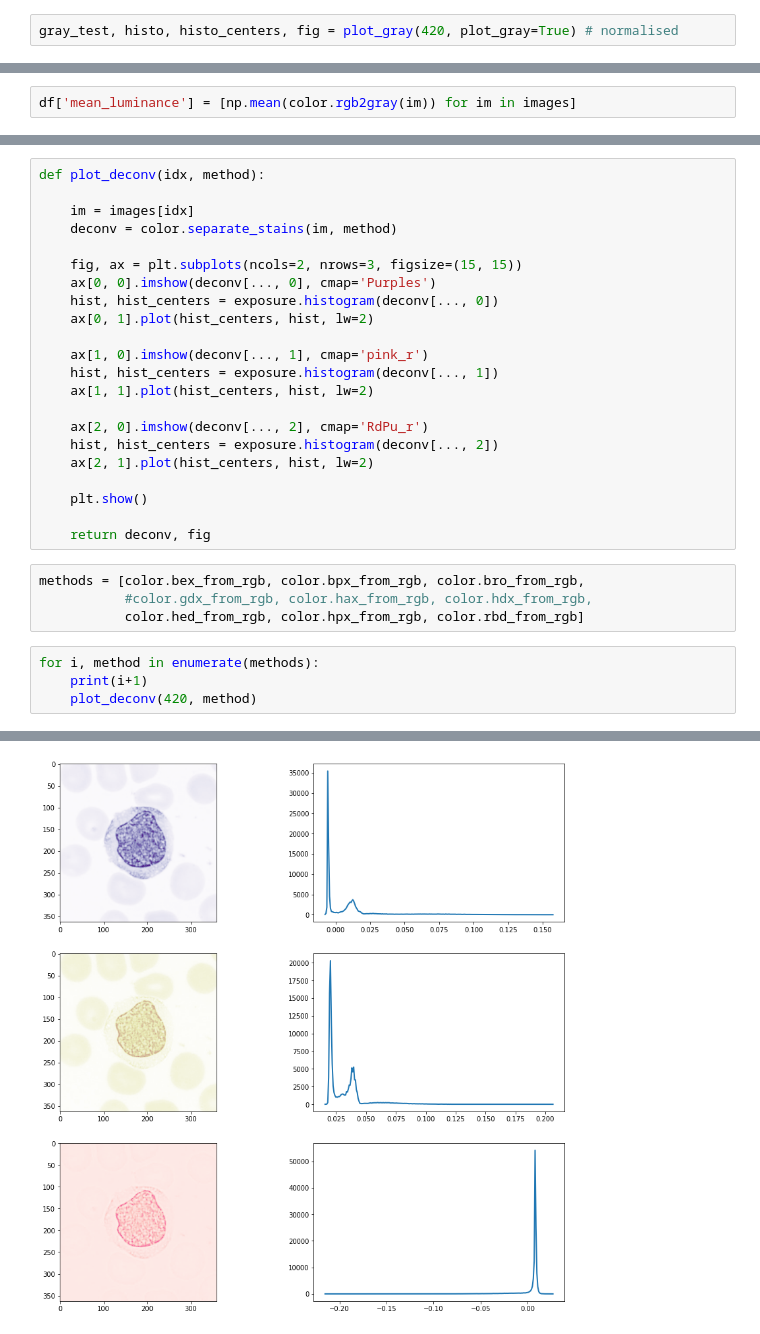
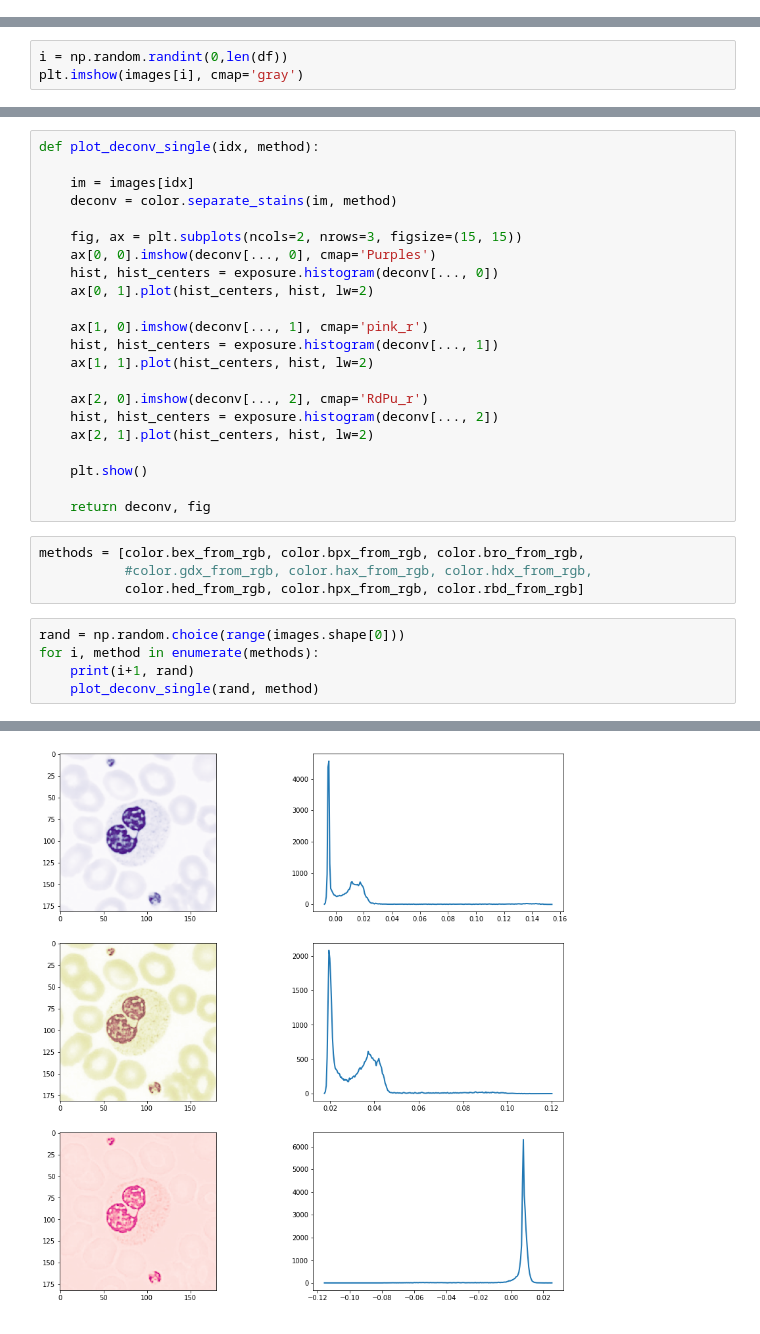
Before and after one commit to Marie-anneMawhin/Leukopy, a Jupyter notebook: notebooks/EDA/EDA_deconv_hist.ipynb, the cells around one changed output, grey strips where cells are left out. Saved outputs shown, nothing was run; the diff lists cells and outputs as text.

Commit message:
first hist deconv

```diff
--- a/notebooks/EDA/EDA_deconv_hist.ipynb
+++ b/notebooks/EDA/EDA_deconv_hist.ipynb
@@ -102,2 +56,0 @@ def plot_gray(idx, plot_gray=False):
-# %%
-gray_test, histo, histo_centers, fig = plot_gray(420, plot_gray=True) # normalised
@@ -108,2 +56,0 @@ gray_test, histo, histo_centers, fig = plot_gray(420, plot_gray=True) # normalis
-# %%
-df['mean_luminance'] = [np.mean(color.rgb2gray(im)) for im in images]
@@ -119,0 +61,3 @@ sns.kdeplot(x = "mean_luminance", hue = "label", data = df)
+# %%
+i = np.random.randint(0,len(df))
+plt.imshow(images[i], cmap='gray')
@@ -120,7 +67,7 @@ sns.kdeplot(x = "mean_luminance", hue = "label", data = df)
 # %% [markdown]
 ## Deconvolution
 # %%
-def plot_deconv(idx, method):
+def plot_deconv_single(idx, method):
 
     im = images[idx]
     deconv = color.separate_stains(im, method)
@@ -146,8 +93,9 @@ methods = [color.bex_from_rgb, color.bpx_from_rgb, color.bro_from_rgb,
            #color.gdx_from_rgb, color.hax_from_rgb, color.hdx_from_rgb,
            color.hed_from_rgb, color.hpx_from_rgb, color.rbd_from_rgb]
 # %%
+rand = np.random.choice(range(images.shape[0]))
 for i, method in enumerate(methods):
-    print(i+1)
-    plot_deconv(420, method)
+    print(i+1, rand)
+    plot_deconv_single(rand, method)
 # %% [output]
 1
@@ -155,3 +103,3 @@ for i, method in enumerate(methods):
 2
-[figure, old version]
+[figure, new version]
 3
```
Also changed, not shown: parts of 44 cells of this notebook, 1 other file.
